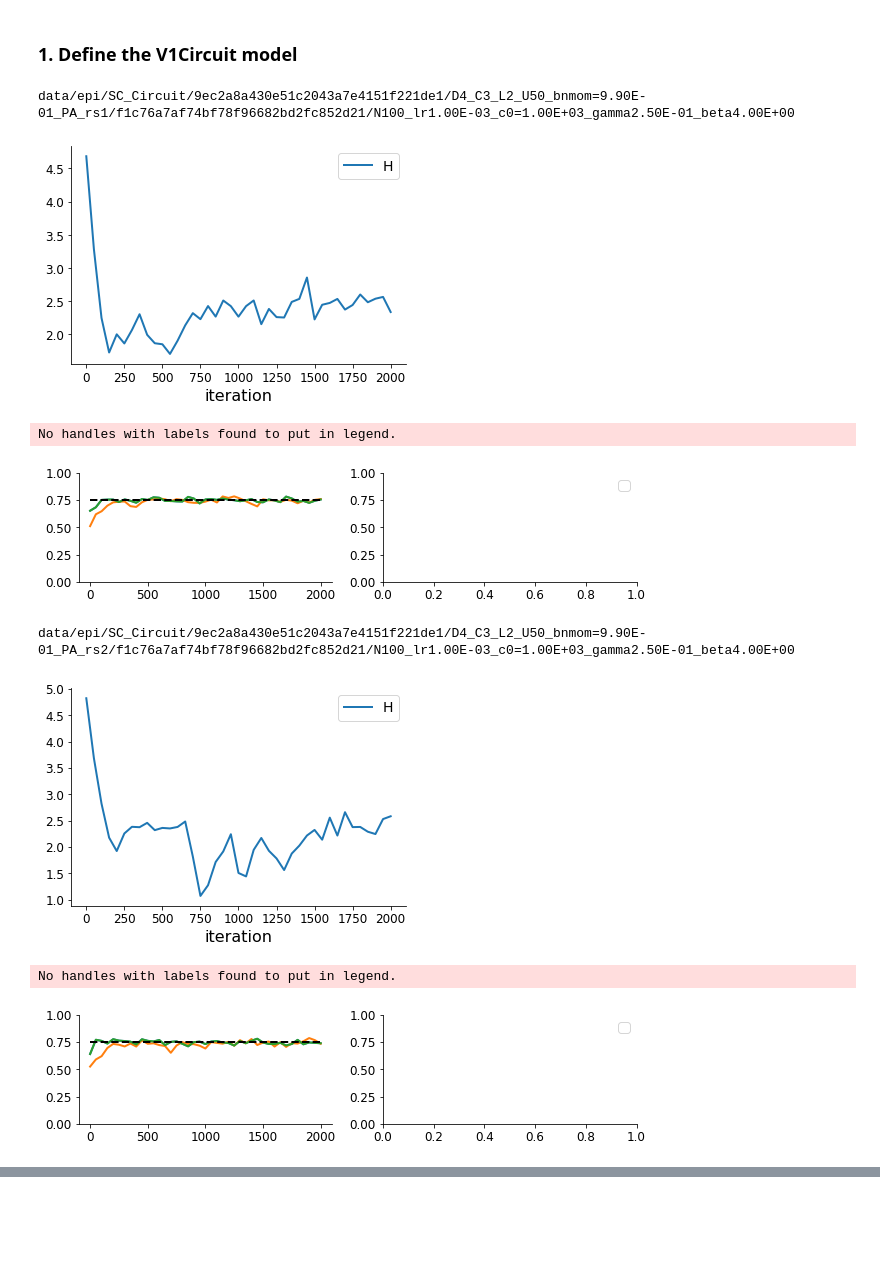
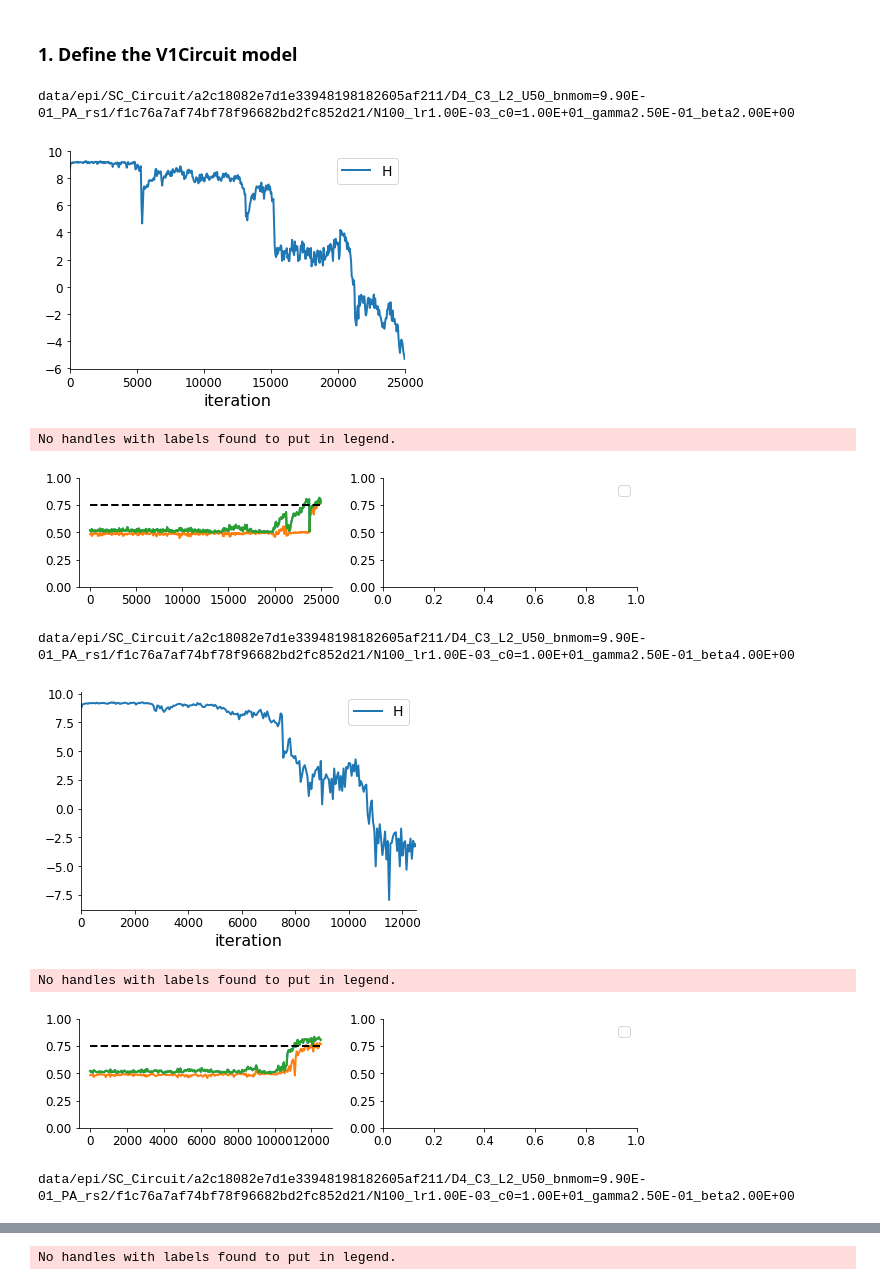
Before and after one commit to cunningham-lab/epi, a Jupyter notebook: notebooks/SC_Circuit/SC_acc_EPI.ipynb, the cells around one changed output, grey strips where cells are left out. Drawn from its saved outputs; the diff is of its cells as text; code cells hidden in the pictures; blank space fills up the shorter version.

```diff
--- a/notebooks/SC_Circuit/SC_acc_EPI.ipynb
+++ b/notebooks/SC_Circuit/SC_acc_EPI.ipynb
@@ -14,7 +14,7 @@ from epi.SC_Circuit_4 import SC_acc, SC_sim, unwrap
 ### 1. Define the V1Circuit model
 # %%
 lb = -5.
-ub = 0.
+ub = 5.
 
 sW = Parameter("sW", 1, lb=lb, ub=ub)
 vW = Parameter("vW", 1, lb=lb, ub=ub)
@@ -34,34 +34,35 @@ epi_df['p'] = [ep['mu'][0] for ep in epi_df['EP']]
 epi_df['mu_len'] = [ep['mu'].shape[0] for ep in epi_df['EP']]
 # %%
 p = 0.75
-mu =  [p, 1-p]
-epi_df2 = epi_df[(epi_df['p']==p) & (epi_df['c0']==1e3) & (epi_df['mu_len'] == 2)]
+mu =  np.array([p, 1-p])
+epi_df2 = epi_df[(epi_df['p']==p) & (epi_df['c0']==1e1) & (epi_df['mu_len'] == 2)]
 
 
 paths = sorted(epi_df2['path'].unique())
 for i, path in enumerate(paths):
     print(path)
     epi_df2 = epi_df[epi_df['path'] == path]
     epi_df2.plot('iteration', 'H')
     plt.show()
     fig, axs = plt.subplots(1,2,figsize=(10,2))
     Rs = ['R%d' % r for r in range(1,3)]
     axs[0].plot(epi_df2['iteration'], epi_df2['R1'] + mu[0], label=r'$p_P$')
     axs[0].plot(epi_df2['iteration'], 1.-(epi_df2['R2'] + mu[1]), label=r'$p_A$')
     axs[0].plot(epi_df2['iteration'], epi_df2['R1'] + mu[0], label=r'$p_P$')
     axs[0].plot([0, epi_df2['iteration'].max()], [mu[0], mu[0]], 'k--')
     axs[0].set_ylim([0,1])
     #axs[1].plot(epi_df2['iteration'], epi_df2['R3'], label=r'var $p_P$')
     #axs[1].plot(epi_df2['iteration'], epi_df2['R4'], label=r'var $p_A$')
     #axs[1].plot([epi_df2['iteration'].min(), epi_df2['iteration'].max()], [mu_std**2, mu_std**2], 'k--')
     plt.legend()
     plt.show()
 # %% [output]
-data/epi/SC_Circuit/9ec2a8a430e51c2043a7e4151f221de1/D4_C3_L2_U50_bnmom=9.90E-01_PA_rs1/f1c76a7af74bf78f96682bd2fc852d21/N100_lr1.00E-03_c0=1.00E+03_gamma2.50E-01_beta4.00E+00
+data/epi/SC_Circuit/a2c18082e7d1e33948198182605af211/D4_C3_L2_U50_bnmom=9.90E-01_PA_rs1/f1c76a7af74bf78f96682bd2fc852d21/N100_lr1.00E-03_c0=1.00E+01_gamma2.50E-01_beta2.00E+00
-[figure, old version]
+[figure, new version]
 No handles with labels found to put in legend.
-[figure, old version]
+[figure, new version]
-data/epi/SC_Circuit/9ec2a8a430e51c2043a7e4151f221de1/D4_C3_L2_U50_bnmom=9.90E-01_PA_rs2/f1c76a7af74bf78f96682bd2fc852d21/N100_lr1.00E-03_c0=1.00E+03_gamma2.50E-01_beta4.00E+00
+data/epi/SC_Circuit/a2c18082e7d1e33948198182605af211/D4_C3_L2_U50_bnmom=9.90E-01_PA_rs1/f1c76a7af74bf78f96682bd2fc852d21/N100_lr1.00E-03_c0=1.00E+01_gamma2.50E-01_beta4.00E+00
-[figure, old version]
+[figure, new version]
 No handles with labels found to put in legend.
-[figure, old version]
+[figure, new version]
+data/epi/SC_Circuit/a2c18082e7d1e33948198182605af211/D4_C3_L2_U50_bnmom=9.90E-01_PA_rs2/f1c76a7af74bf78f96682bd2fc852d21/N100_lr1.00E-03_c0=1.00E+01_gamma2.50E-01_beta2.00E+00
@@ -67,0 +70 @@ No handles with labels found to put in legend.
+No handles with labels found to put in legend.
```
Also changed, not shown: parts of 13 cells of this notebook, 1 other file.
